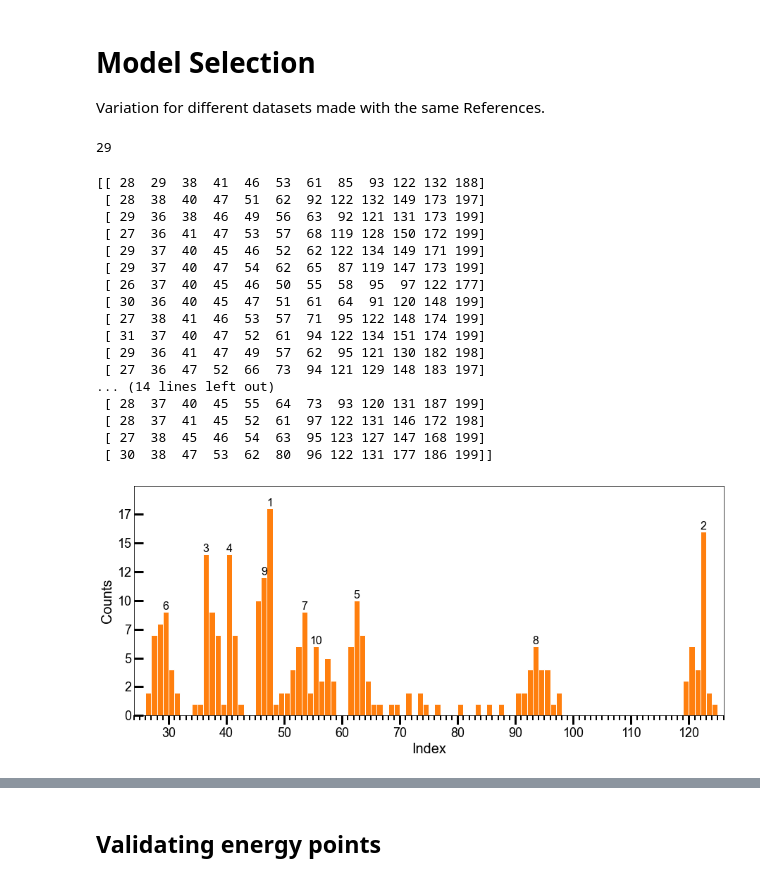
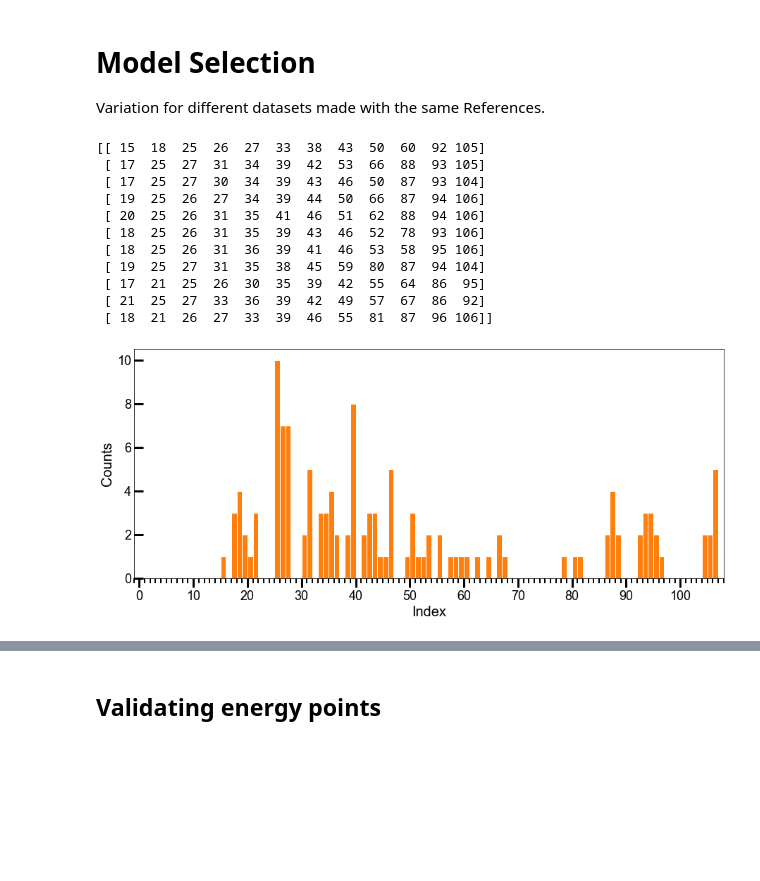
Before and after one commit to stetef/Energy-Point-Selection, a Jupyter notebook: Visualization.ipynb, the cells around one changed output, grey strips where cells are left out. Cells and saved outputs as stored; diff of their text form; code cells hidden in the pictures; blank space fills up the shorter version.

```diff
--- a/Visualization.ipynb
+++ b/Visualization.ipynb
@@ -54,8 +54,9 @@ Exp_Refs = np.array(exp[exp_data_columns], dtype=float).T
 # %%
 refs = np.concatenate((Sim_Refs, Exp_Refs), axis=0)
 
-Energy = np.linspace(min(energy), max(energy), 200)
-interperlator = interp1d(energy, Sim_Refs)
+Energy = np.linspace(11857, 11910, 107)
+interperlator = interp1d(energy, refs)
 Refs = interperlator(Energy)
+print(f"Resolution: {Energy[1] - Energy[0]}")
 
 data_columns = sim_data_columns + exp_data_columns
@@ -219,40 +229,32 @@ for i in range(reps):
     indices = [i for i, e in enumerate(Energy) if e in energy_measurements]
     Is.append(indices)
 Is = np.array(Is)
-# %% [output]
-29
 # %%
 print(Is)
 # %% [output]
-[[ 28  29  38  41  46  53  61  85  93 122 132 188]
- [ 28  38  40  47  51  62  92 122 132 149 173 197]
- [ 29  36  38  46  49  56  63  92 121 131 173 199]
- [ 27  36  41  47  53  57  68 119 128 150 172 199]
- [ 29  37  40  45  46  52  62 122 134 149 171 199]
- [ 29  37  40  47  54  62  65  87 119 147 173 199]
- [ 26  37  40  45  46  50  55  58  95  97 122 177]
- [ 30  36  40  45  47  51  61  64  91 120 148 199]
- [ 27  38  41  46  53  57  71  95 122 148 174 199]
- [ 31  37  40  47  52  61  94 122 134 151 174 199]
- [ 29  36  41  47  49  57  62  95 121 130 182 198]
- [ 27  36  47  52  66  73  94 121 129 148 183 197]
-... (14 lines left out)
- [ 28  37  40  45  55  64  73  93 120 131 187 199]
- [ 28  37  41  45  52  61  97 122 131 146 172 198]
- [ 27  38  45  46  54  63  95 123 127 147 168 199]
- [ 30  38  47  53  62  80  96 122 131 177 186 199]]
+[[ 15  18  25  26  27  33  38  43  50  60  92 105]
+ [ 17  25  27  31  34  39  42  53  66  88  93 105]
+ [ 17  25  27  30  34  39  43  46  50  87  93 104]
+ [ 19  25  26  27  34  39  44  50  66  87  94 106]
+ [ 20  25  26  31  35  41  46  51  62  88  94 106]
+ [ 18  25  26  31  35  39  43  46  52  78  93 106]
+ [ 18  25  26  31  36  39  41  46  53  58  95 106]
+ [ 19  25  27  31  35  38  45  59  80  87  94 104]
+ [ 17  21  25  26  30  35  39  42  55  64  86  95]
+ [ 21  25  27  33  36  39  42  49  57  67  86  92]
+ [ 18  21  26  27  33  39  46  55  81  87  96 106]]
 # %%
 fig, ax = plt.subplots(figsize=(15, 6))
-indices = [47, 122, 36, 40, 62, 29, 53, 93, 46, 55]
+indices = [27, 40, 144, 20, 95, 88, 34, 45, 58, 107]
 labels = np.arange(1, len(indices) + 1)
 label_map = {idx: label for idx, label in zip(indices, labels)}
 histogram((fig, ax), Is.reshape(-1), bins=Refs.shape[1] + 1, ticks=(1, 10),
-           label_map=label_map)
-plt.xlim(24, 126)
+           label_map=None)
 ax.set_xticklabels(np.array(ax.get_xticks(), dtype=int), fontsize=18)
-plt.savefig('Figures/histogram_of_importances_noise_1_percent_interpolated_cutoff.png', dpi=800, transparent=True)
+plt.savefig('Figures/histogram_of_importances_noise_1_percent_0.5_eV_intervals.png',
+            dpi=800, transparent=True)
 # %% [output]
-[figure, old version]
+[figure, new version]
 # %% [markdown]
 `best_estimator = 'Random Forest'`
 
```
Also changed, not shown: parts of 15 cells of this notebook, 6 other files.
